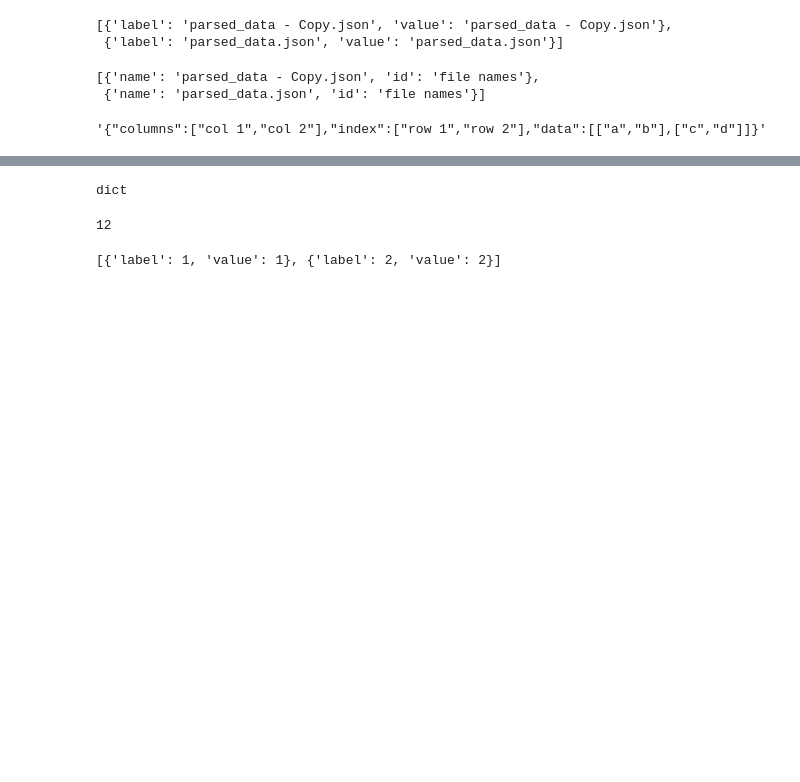
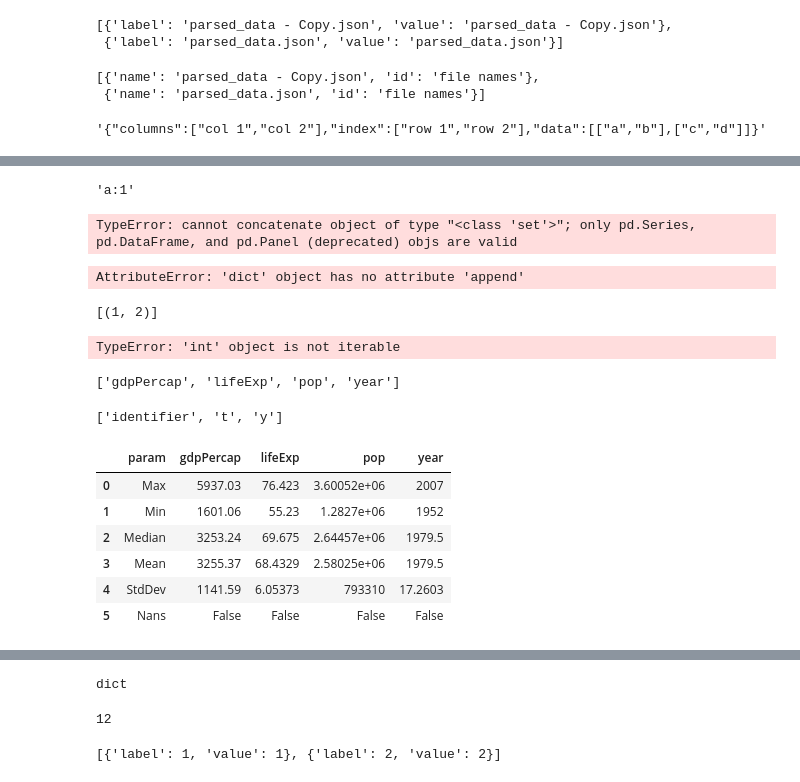
Before and after one commit to GideonSlabbert/Dash_development, a Jupyter notebook: Testing.ipynb, the cells around one changed output, grey strips where cells are left out. Cells and saved outputs as stored; diff of their text form; code cells hidden in the pictures; blank space fills up the shorter version.

```diff
--- a/Testing.ipynb
+++ b/Testing.ipynb
@@ -179,0 +228,11 @@ list(test[0].keys())
+# %%
+'{}:{}'.format("a",1)
+# %% [output]
+'a:1'
+# %%
+test_df = test_df.append({
+                        '{}'.format(data.keys().to_list()[2:])
+
+                        },ignore_index=True)
+# %% [output]
+TypeError: cannot concatenate object of type "<class 'set'>"; only pd.Series, pd.DataFrame, and pd.Panel (deprecated) objs are valid
@@ -179,0 +241,19 @@ list(test[0].keys())
+# %%
+dict1.append( {'property':'2','name' : 'gideon'} )
+# %% [output]
+AttributeError: 'dict' object has no attribute 'append'
+# %%
+[(1,2)]
+# %% [output]
+[(1, 2)]
+# %%
+labels = ['dd','value']
+data1 = [2,1]
+df = pd.DataFrame.from_records(data1, columns=labels)
+df
+# %% [output]
+TypeError: 'int' object is not iterable
+# %%
+data.keys().to_list()[2:]
+# %% [output]
+['gdpPercap', 'lifeExp', 'pop', 'year']
@@ -179,0 +262,43 @@ list(test[0].keys())
+# %%
+r = ['identifier']+['t','y']
+
+r
+# %% [output]
+['identifier', 't', 'y']
+# %%
+columns = ['param'] + data.keys().to_list()[2:]
+max_list = ['Max']
+min_list = ['Min']
+median_list = ['Median']
+mean_list = ['Mean']
+std_list = ['StdDev']
+nans = ['Nans']
+for index_label in data.keys().to_list()[2:]:
+    max_list.append(
+                    np.nanmax(data['{}'.format(index_label)].to_list())
+                   )
+    min_list.append(
+                np.nanmin(data['{}'.format(index_label)].to_list())
+               )
+    median_list.append(
+                np.nanmedian(data['{}'.format(index_label)].to_list())
+               )
+    mean_list.append(
+                np.nanmean(data['{}'.format(index_label)].to_list())
+               )
+    std_list.append(
+                np.nanstd(data['{}'.format(index_label)].to_list())
+               )
+    nans.append(np.any(np.isnan(data['{}'.format(index_label)].to_list())))
+
+max_list = [(max_list),(min_list),(median_list),(mean_list),(std_list),(nans)]
+df = pd.DataFrame.from_records(max_list, columns=columns)
+df
+# %% [output]
+|  | param | gdpPercap | lifeExp | pop | year |
+| 0 | Max | 5937.03 | 76.423 | 3.60052e+06 | 2007 |
+| 1 | Min | 1601.06 | 55.23 | 1.2827e+06 | 1952 |
+| 2 | Median | 3253.24 | 69.675 | 2.64457e+06 | 1979.5 |
+| 3 | Mean | 3255.37 | 68.4329 | 2.58025e+06 | 1979.5 |
+| 4 | StdDev | 1141.59 | 6.05373 | 793310 | 17.2603 |
+| 5 | Nans | False | False | False | False |
```
Also changed, not shown: parts of 17 cells of this notebook, 4 other files.
